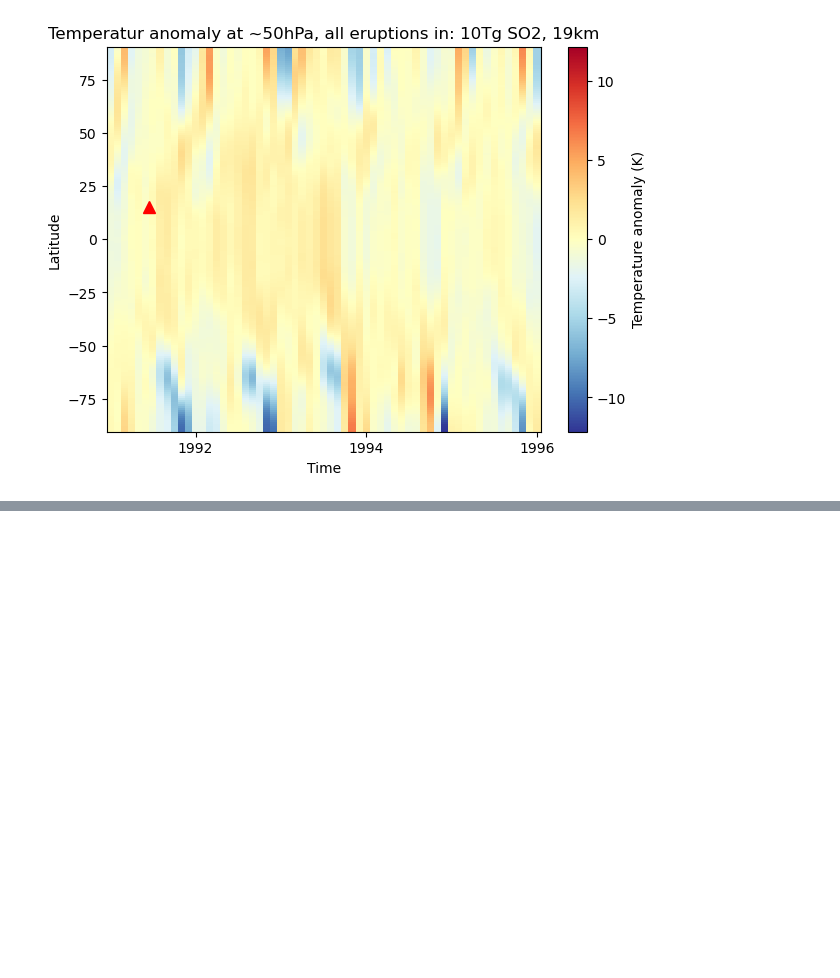
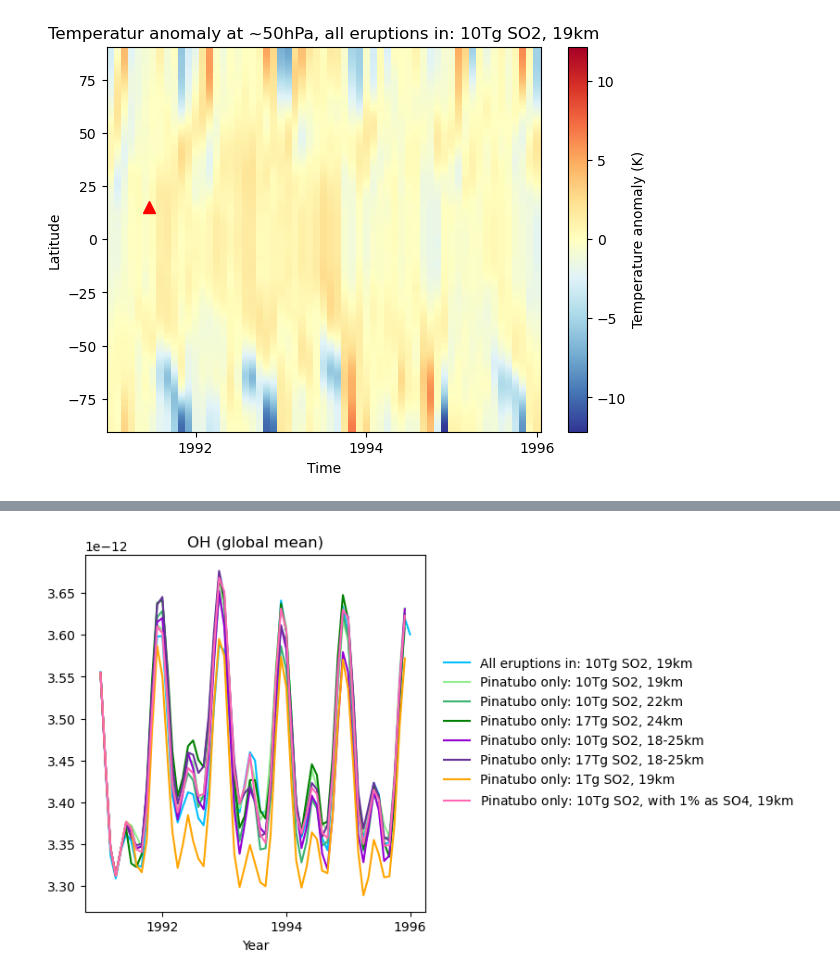
Before and after one commit to EliHHogemo/master_thesis, a Jupyter notebook: climate_responces.ipynb, the cells around one changed output, grey strips where cells are left out. Cells and saved outputs as stored; diff of their text form; code cells hidden in the pictures; blank space fills up the shorter version.

```diff
--- a/climate_responces.ipynb
+++ b/climate_responces.ipynb
@@ -283,0 +399,36 @@ plt.show()
+# %%
+oh_19 = ds_19["OH"].weighted(weighted_lat).mean(dim=["lev", "lat", "lon"])
+oh_19 = oh_19.sel(time=slice("1991-01", "1996-01"))
+oh_19_c = ds_19_c["OH"].weighted(weighted_lat_19_c).mean(dim=["lev", "lat", "lon"])
+oh_22 = ds_22["OH"].weighted(weighted_lat_22).mean(dim=["lev", "lat", "lon"])
+oh_24 = ds_24["OH"].weighted(weighted_lat_24).mean(dim=["lev", "lat", "lon"])
+oh_1825 = ds_1825["OH"].weighted(weighted_lat_1825).mean(dim=["lev", "lat", "lon"])
+oh_1825_17tg = ds_1825_17tg["OH"].weighted(weighted_lat_1825_17tg).mean(dim=["lev", "lat", "lon"])
+oh_1tg = ds_1tg["OH"].weighted(weighted_lat_1tg).mean(dim=["lev", "lat", "lon"])
+oh_1pr = ds_1pr["OH"].weighted(weighted_lat_1pr).mean(dim=["lev", "lat", "lon"])
+# %%
+plt.figure(figsize=(7, 5))
+plt.plot(oh_19.time, oh_19, color = "deepskyblue", label = "All eruptions in: 10Tg SO2, 19km")
+plt.plot(oh_19_c.time, oh_19_c, color = "lightgreen", label = "Pinatubo only: 10Tg SO2, 19km")
+plt.plot(oh_22.time, oh_22, color = "mediumseagreen", label = "Pinatubo only: 10Tg SO2, 22km")
+plt.plot(oh_24.time, oh_24, color = "green", label = "Pinatubo only: 17Tg SO2, 24km")
+plt.plot(oh_1825.time, oh_1825, color="darkviolet", label = "Pinatubo only: 10Tg SO2, 18-25km")
+plt.plot(oh_1825_17tg.time, oh_1825_17tg, color="rebeccapurple", label = "Pinatubo only: 17Tg SO2, 18-25km")
+plt.plot(oh_1tg.time, oh_1tg, color="orange", label = "Pinatubo only: 1Tg SO2, 19km")
+plt.plot(oh_1pr.time, oh_1pr, color="hotpink", label = "Pinatubo only: 10Tg SO2, with 1% as SO4, 19km")
+plt.xlabel("Year")
+plt.title("OH (global mean)")
+fig = plt.gcf()
+ax = plt.gca()
+
+fig.subplots_adjust(right=0.65)
+
+ax.legend(
+    loc="center left",
+    bbox_to_anchor=(1.02, 0.5),
+    frameon=False
+)
+
+plt.show()
+# %% [output]
+[figure, added]
```
Also changed, not shown: parts of 16 cells of this notebook, 1 other file.
